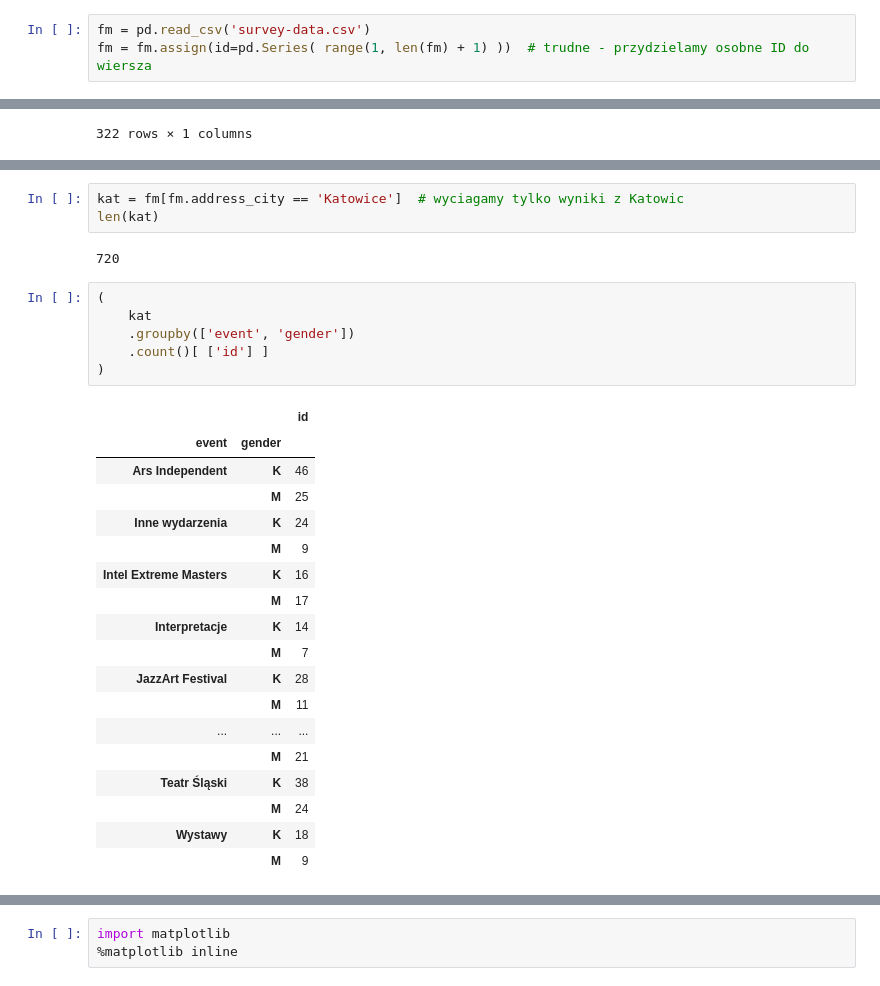
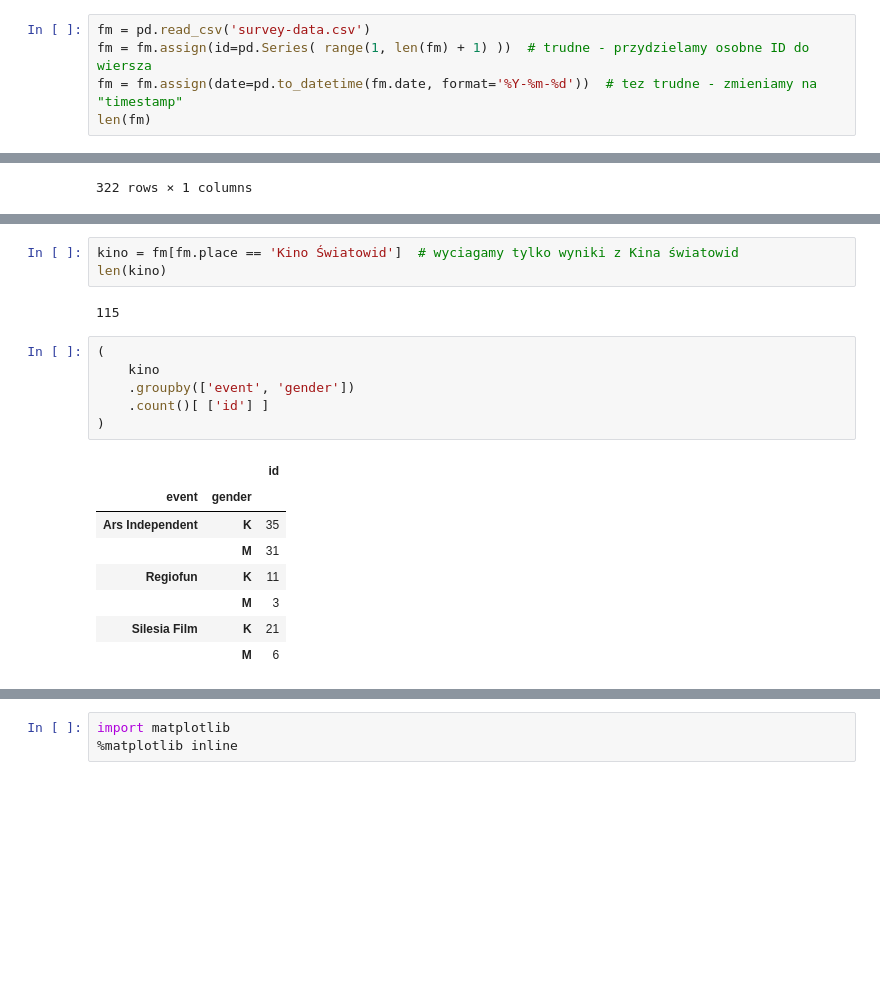
Before and after one commit to firemark/katowice-culture-survey, a Jupyter notebook: firemark.ipynb, the cells around one changed output, grey strips where cells are left out. Saved outputs shown, nothing was run; the diff lists cells and outputs as text; blank space fills up the shorter version.

```diff
--- a/firemark.ipynb
+++ b/firemark.ipynb
@@ -10,3 +10,5 @@ import pandas as pd
 # %%
 fm = pd.read_csv('survey-data.csv')
 fm = fm.assign(id=pd.Series( range(1, len(fm) + 1) ))  # trudne - przydzielamy osobne ID do wiersza
+fm = fm.assign(date=pd.to_datetime(fm.date, format='%Y-%m-%d'))  # tez trudne - zmieniamy na "timestamp"
+len(fm)
@@ -50,30 +107,20 @@ fm[:5]
 # %%
-kat = fm[fm.address_city == 'Katowice']  # wyciagamy tylko wyniki z Katowic
-len(kat)
+kino = fm[fm.place == 'Kino Światowid']  # wyciagamy tylko wyniki z Kina światowid
+len(kino)
 # %% [output]
-720
+115
 # %%
 (
-    kat
+    kino
     .groupby(['event', 'gender'])
     .count()[ ['id'] ]
 )
 # %% [output]
 |  |  | id |
 | event | gender |  |
-| Ars Independent | K | 46 |
-|  | M | 25 |
-| Inne wydarzenia | K | 24 |
-|  | M | 9 |
-| Intel Extreme Masters | K | 16 |
-|  | M | 17 |
-| Interpretacje | K | 14 |
-|  | M | 7 |
-| JazzArt Festival | K | 28 |
-|  | M | 11 |
-| ... | ... | ... |
-|  | M | 21 |
-| Teatr Śląski | K | 38 |
-|  | M | 24 |
-| Wystawy | K | 18 |
-|  | M | 9 |
+| Ars Independent | K | 35 |
+|  | M | 31 |
+| Regiofun | K | 11 |
+|  | M | 3 |
+| Silesia Film | K | 21 |
+|  | M | 6 |
```
Also changed, not shown: parts of 10 cells of this notebook.
